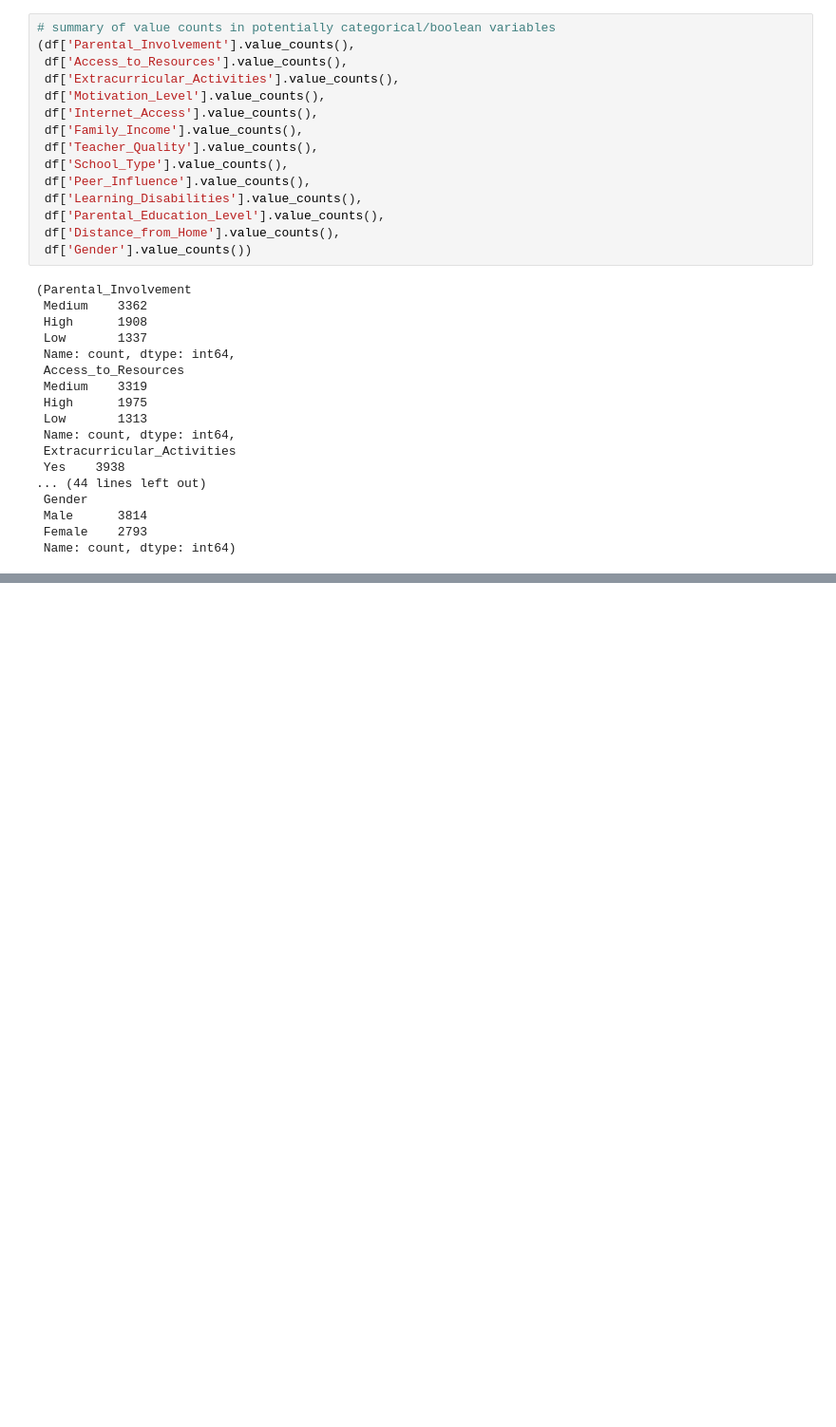
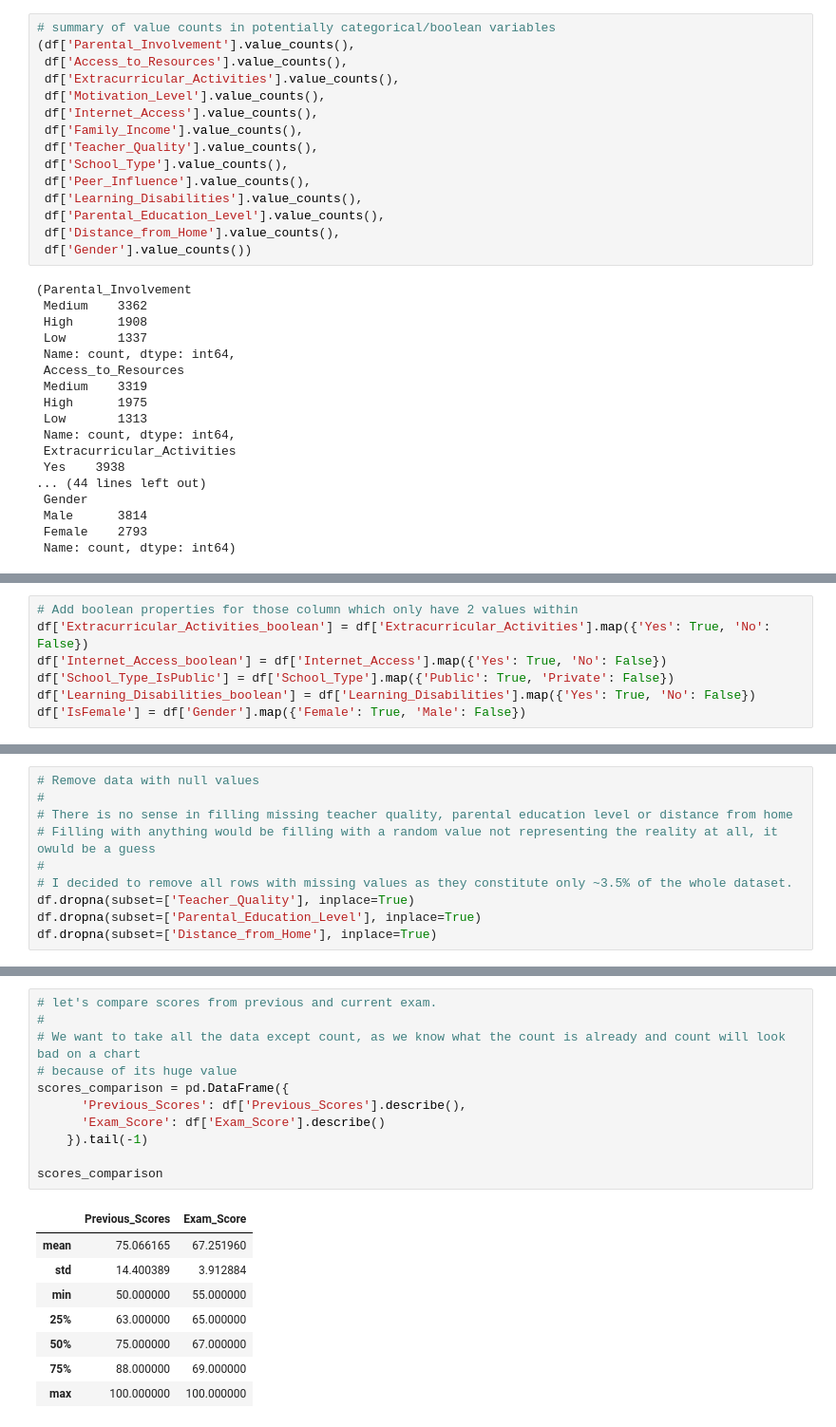
Before and after one commit to PawelG-WWA/learning-features, a Jupyter notebook: PROW_pd4484.ipynb, the cells around one changed output, grey strips where cells are left out. Shown at 95% size. Cells and saved outputs as stored; diff of their text form; blank space fills up the shorter version.

```diff
--- a/PROW_pd4484.ipynb
+++ b/PROW_pd4484.ipynb
@@ -134,0 +118,7 @@ memory usage: 672.2+ KB
+# %%
+# Add boolean properties for those column which only have 2 values within
+df['Extracurricular_Activities_boolean'] = df['Extracurricular_Activities'].map({'Yes': True, 'No': False})
+df['Internet_Access_boolean'] = df['Internet_Access'].map({'Yes': True, 'No': False})
+df['School_Type_IsPublic'] = df['School_Type'].map({'Public': True, 'Private': False})
+df['Learning_Disabilities_boolean'] = df['Learning_Disabilities'].map({'Yes': True, 'No': False})
+df['IsFemale'] = df['Gender'].map({'Female': True, 'Male': False})
@@ -134,0 +135,10 @@ memory usage: 672.2+ KB
+# %%
+# Remove data with null values
+#
+# There is no sense in filling missing teacher quality, parental education level or distance from home
+# Filling with anything would be filling with a random value not representing the reality at all, it owuld be a guess
+#
+# I decided to remove all rows with missing values as they constitute only ~3.5% of the whole dataset.
+df.dropna(subset=['Teacher_Quality'], inplace=True)
+df.dropna(subset=['Parental_Education_Level'], inplace=True)
+df.dropna(subset=['Distance_from_Home'], inplace=True)
@@ -134,0 +218,20 @@ memory usage: 672.2+ KB
+# %%
+# let's compare scores from previous and current exam.
+#
+# We want to take all the data except count, as we know what the count is already and count will look bad on a chart
+# because of its huge value
+scores_comparison = pd.DataFrame({
+      'Previous_Scores': df['Previous_Scores'].describe(),
+      'Exam_Score': df['Exam_Score'].describe()
+    }).tail(-1)
+
+scores_comparison
+# %% [output]
+|  | Previous_Scores | Exam_Score |
+| mean | 75.066165 | 67.251960 |
+| std | 14.400389 | 3.912884 |
+| min | 50.000000 | 55.000000 |
+| 25% | 63.000000 | 65.000000 |
+| 50% | 75.000000 | 67.000000 |
+| 75% | 88.000000 | 69.000000 |
+| max | 100.000000 | 100.000000 |
```
Also changed, not shown: parts of 24 cells of this notebook.
